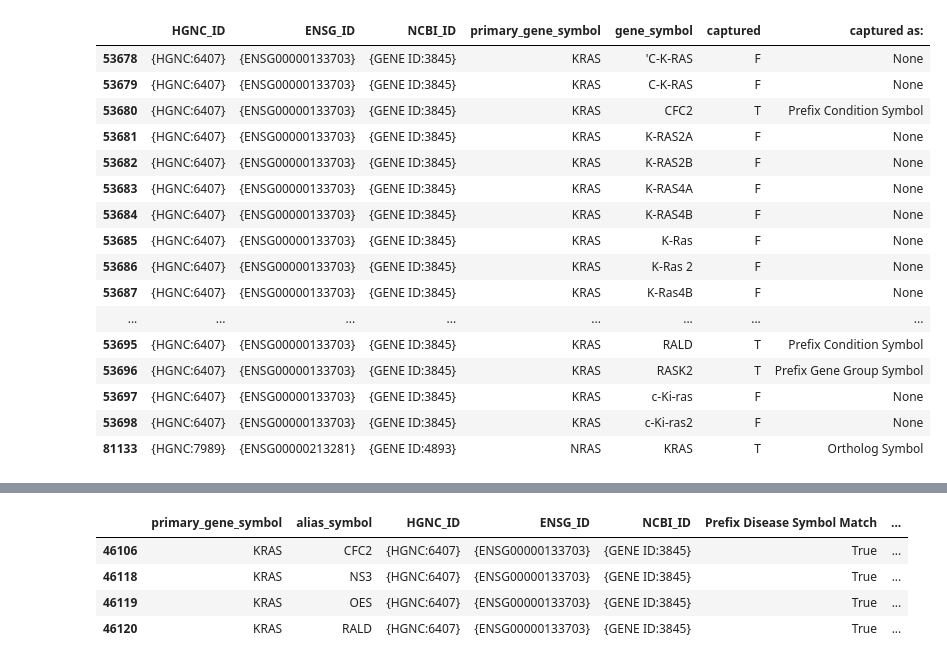
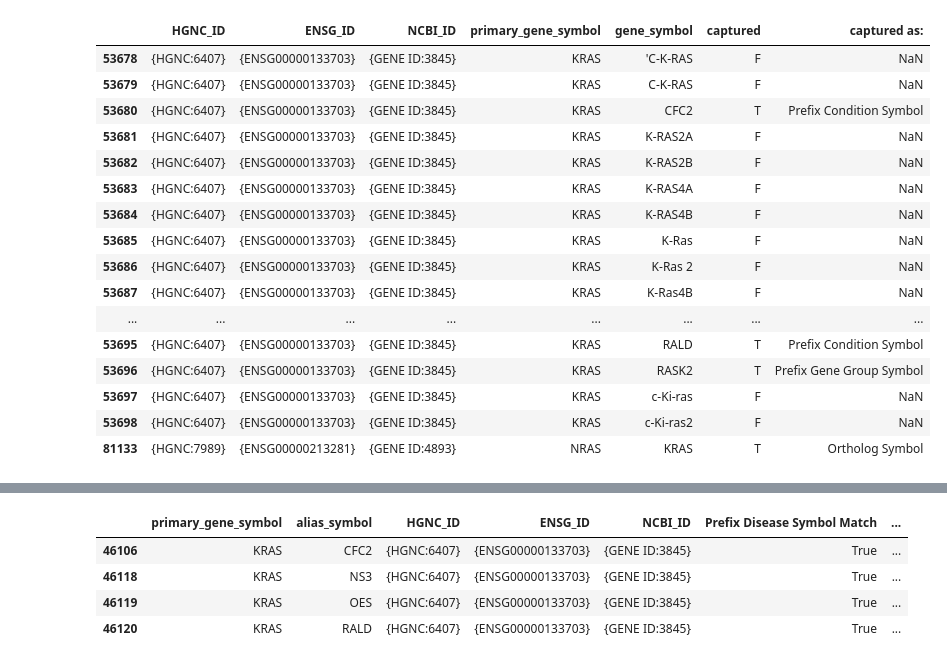
Before and after one commit to cancervariants/gene-harmony, a Jupyter notebook: gene_jar_example_use.ipynb, the cells around one changed output, grey strips where cells are left out. Saved outputs shown, nothing was run; the diff lists cells and outputs as text; code cells hidden in the pictures.

```diff
--- a/gene_harmony_example_use.ipynb
+++ b/gene_jar_example_use.ipynb
@@ -11,6 +7,6 @@ from gene_harmony import GeneHarmony
 # %%
 # Define data directory
-DATA_DIR = Path("/Users/rsaxs014/Desktop/gene-harmony/src/gene_harmony/data")
+DATA_DIR = Path("/Users/rsaxs014/Desktop/gene-jar/src/gene_jar/data")
 
 # List of (dict key, filename) pairs
 files = [
@@ -22,7 +18,10 @@ files = [
     ("gene_id_df", "gene_id_match_subset_genes_df.h5"),
     ("mgi_withdrawn_df", "mgi_withdrawn_symbol_match_subset_genes_df.h5"),
     ("ncbi_gene_group_df", "ncbi_gene_group_symbol_match_subset_genes_df.h5"),
-    ("ncbi_gene_interaction_df", "ncbi_gene_interaction_symbol_match_subset_genes_df.h5"),
+    (
+        "ncbi_gene_interaction_df",
+        "ncbi_gene_interaction_symbol_match_subset_genes_df.h5",
+    ),
     ("ncbi_gene_neighbor_df", "ncbi_gene_neighbor_match_subset_genes_df.h5"),
     ("placeholder_df", "placeholder_match_subset_genes_df.h5"),
     ("previous_df", "previous_symbol_match_subset_genes_df.h5"),
@@ -30,30 +29,30 @@ files = [
 ]
 
 # Load all DataFrames into a dictionary
-dfs = {key: pd.read_hdf(DATA_DIR / filename, key='df') for key, filename in files}
+dfs = {key: pd.read_hdf(DATA_DIR / filename, key="df") for key, filename in files}
 
 # Create the resolver
-gh = GeneHarmony(**dfs)
+gj = GeneJar(**dfs)
 # %%
 # search primary dataframe
-rows_primary = gh.resolve(symbol ="KRAS")
+rows_primary = gj.resolve(symbol="KRAS")
 rows_primary
 # %% [output]
 |  | HGNC_ID | ENSG_ID | NCBI_ID | primary_gene_symbol | gene_symbol | captured | captured as: |
-| 53678 | {HGNC:6407} | {ENSG00000133703} | {GENE ID:3845} | KRAS | 'C-K-RAS | F | None |
-| 53679 | {HGNC:6407} | {ENSG00000133703} | {GENE ID:3845} | KRAS | C-K-RAS | F | None |
+| 53678 | {HGNC:6407} | {ENSG00000133703} | {GENE ID:3845} | KRAS | 'C-K-RAS | F | NaN |
+| 53679 | {HGNC:6407} | {ENSG00000133703} | {GENE ID:3845} | KRAS | C-K-RAS | F | NaN |
 | 53680 | {HGNC:6407} | {ENSG00000133703} | {GENE ID:3845} | KRAS | CFC2 | T | Prefix Condition Symbol |
-| 53681 | {HGNC:6407} | {ENSG00000133703} | {GENE ID:3845} | KRAS | K-RAS2A | F | None |
-| 53682 | {HGNC:6407} | {ENSG00000133703} | {GENE ID:3845} | KRAS | K-RAS2B | F | None |
-| 53683 | {HGNC:6407} | {ENSG00000133703} | {GENE ID:3845} | KRAS | K-RAS4A | F | None |
-| 53684 | {HGNC:6407} | {ENSG00000133703} | {GENE ID:3845} | KRAS | K-RAS4B | F | None |
-| 53685 | {HGNC:6407} | {ENSG00000133703} | {GENE ID:3845} | KRAS | K-Ras | F | None |
-| 53686 | {HGNC:6407} | {ENSG00000133703} | {GENE ID:3845} | KRAS | K-Ras 2 | F | None |
-| 53687 | {HGNC:6407} | {ENSG00000133703} | {GENE ID:3845} | KRAS | K-Ras4B | F | None |
+| 53681 | {HGNC:6407} | {ENSG00000133703} | {GENE ID:3845} | KRAS | K-RAS2A | F | NaN |
+| 53682 | {HGNC:6407} | {ENSG00000133703} | {GENE ID:3845} | KRAS | K-RAS2B | F | NaN |
+| 53683 | {HGNC:6407} | {ENSG00000133703} | {GENE ID:3845} | KRAS | K-RAS4A | F | NaN |
+| 53684 | {HGNC:6407} | {ENSG00000133703} | {GENE ID:3845} | KRAS | K-RAS4B | F | NaN |
+| 53685 | {HGNC:6407} | {ENSG00000133703} | {GENE ID:3845} | KRAS | K-Ras | F | NaN |
+| 53686 | {HGNC:6407} | {ENSG00000133703} | {GENE ID:3845} | KRAS | K-Ras 2 | F | NaN |
+| 53687 | {HGNC:6407} | {ENSG00000133703} | {GENE ID:3845} | KRAS | K-Ras4B | F | NaN |
 | ... | ... | ... | ... | ... | ... | ... | ... |
 | 53695 | {HGNC:6407} | {ENSG00000133703} | {GENE ID:3845} | KRAS | RALD | T | Prefix Condition Symbol |
 | 53696 | {HGNC:6407} | {ENSG00000133703} | {GENE ID:3845} | KRAS | RASK2 | T | Prefix Gene Group Symbol |
-| 53697 | {HGNC:6407} | {ENSG00000133703} | {GENE ID:3845} | KRAS | c-Ki-ras | F | None |
-| 53698 | {HGNC:6407} | {ENSG00000133703} | {GENE ID:3845} | KRAS | c-Ki-ras2 | F | None |
+| 53697 | {HGNC:6407} | {ENSG00000133703} | {GENE ID:3845} | KRAS | c-Ki-ras | F | NaN |
+| 53698 | {HGNC:6407} | {ENSG00000133703} | {GENE ID:3845} | KRAS | c-Ki-ras2 | F | NaN |
 | 81133 | {HGNC:7989} | {ENSG00000213281} | {GENE ID:4893} | NRAS | KRAS | T | Ortholog Symbol |
 # %%
```
Also changed, not shown: parts of 13 cells of this notebook, 42 other files.
